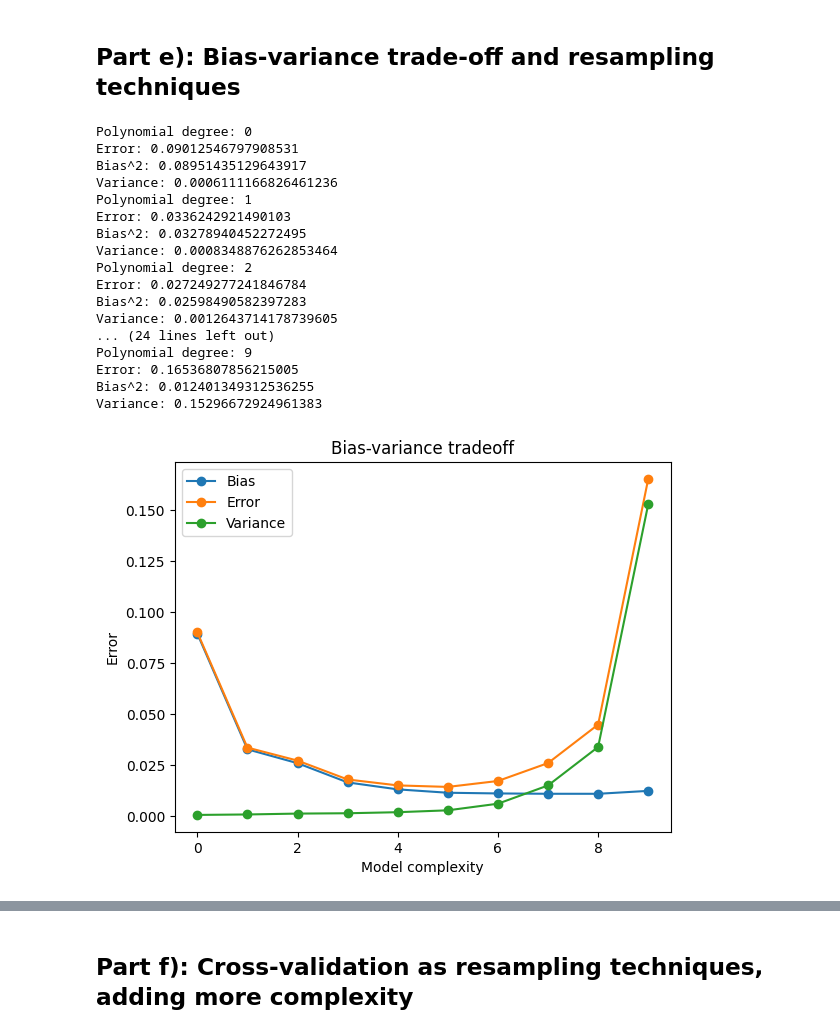
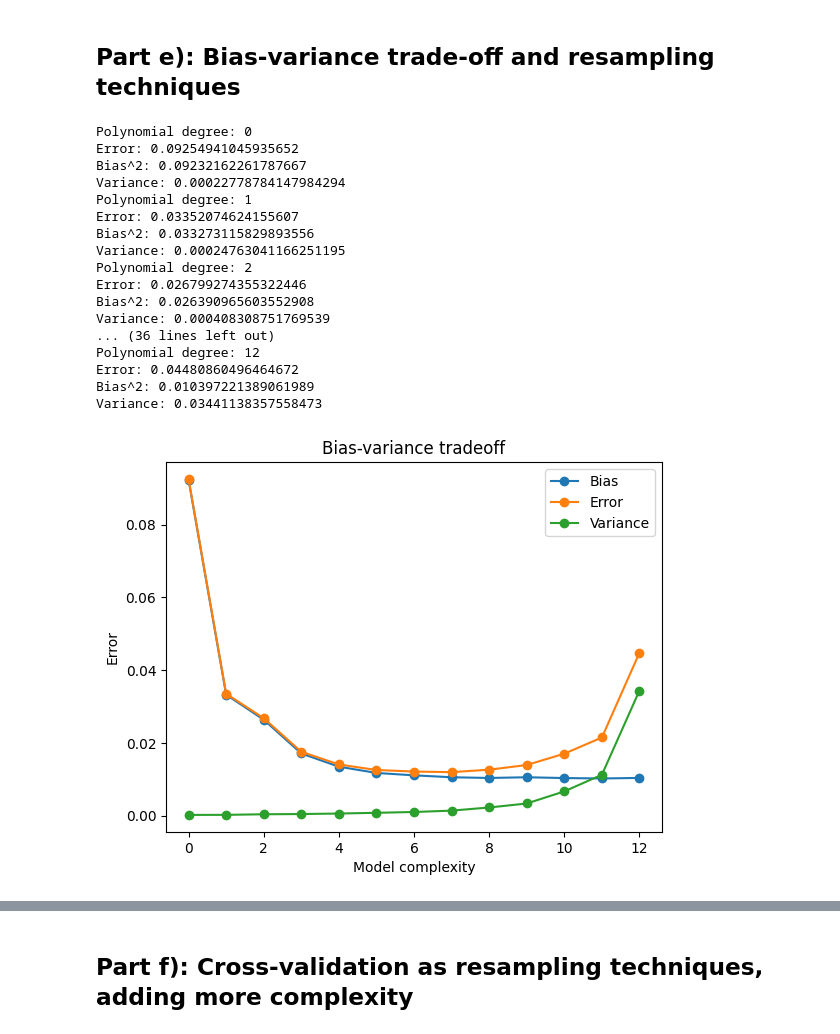
Before and after one commit to hishemok/FYS-STK4155, a Jupyter notebook: Project1/Project1.ipynb, the cells around one changed output, grey strips where cells are left out. Drawn from its saved outputs; the diff is of its cells as text; code cells hidden in the pictures.

```diff
--- a/Project1/Project1.ipynb
+++ b/Project1/Project1.ipynb
@@ -461,7 +462,7 @@ from sklearn.linear_model import Ridge, Lasso
 
 # Number of bootstrap samples and max polynomial degree
 n_boostraps = 200
-maxdegree = 10
+maxdegree = 13
 
 error = np.zeros(maxdegree)
 bias = np.zeros(maxdegree)
@@ -484,7 +485,7 @@ mse_lasso_cv = []
 x_train,x_test,y_train,y_test,z_train,z_test = train_test_split(x_flat,y_flat,z_flat,test_size=0.2)
 X_train = np.c_[x_train, y_train]
 X_test = np.c_[x_test, y_test]
-batch_size = 150  # Batches help introduce randomness in the data, leading to better estimates for
+batch_size = 400  # Batches help introduce randomness in the data, leading to better estimates for
 
 for degree in range(maxdegree):
     model = make_pipeline(PolynomialFeatures(degree=degree), LinearRegression(fit_intercept=False))
@@ -505,48 +506,48 @@ for degree in range(maxdegree):
 
 
     polydegree[degree] = degree
     error[degree] = np.mean(mse)  # Average MSE over bootstrap samples
     mean_prediction = np.mean(z_pred, axis=1)
     bias[degree] = np.mean((z_test - mean_prediction) ** 2)  # Calculate bias squared
     variance[degree] = np.mean(np.var(z_pred, axis=1))  # Calculate the average variance
 
 
 
 
     print('Polynomial degree:', degree)
     print('Error:', error[degree])
     print('Bias^2:', bias[degree])
     print('Variance:', variance[degree])
 
 
 plt.figure()
 plt.plot(polydegree, bias,'-o', label='Bias')
 plt.plot(polydegree, error, '-o',label='Error')
 plt.plot(polydegree, variance, '-o',label='Variance')
 plt.legend()
 plt.xlabel('Model complexity')
 plt.ylabel('Error')
 plt.title('Bias-variance tradeoff')
 plt.show()
 # %% [output]
 Polynomial degree: 0
-Error: 0.09012546797908531
-Bias^2: 0.08951435129643917
-Variance: 0.0006111166826461236
+Error: 0.09254941045935652
+Bias^2: 0.09232162261787667
+Variance: 0.00022778784147984294
 Polynomial degree: 1
-Error: 0.0336242921490103
-Bias^2: 0.03278940452272495
-Variance: 0.0008348876262853464
+Error: 0.03352074624155607
+Bias^2: 0.033273115829893556
+Variance: 0.00024763041166251195
 Polynomial degree: 2
-Error: 0.027249277241846784
-Bias^2: 0.02598490582397283
-Variance: 0.0012643714178739605
-... (24 lines left out)
-Polynomial degree: 9
-Error: 0.16536807856215005
-Bias^2: 0.012401349312536255
-Variance: 0.15296672924961383
+Error: 0.026799274355322446
+Bias^2: 0.026390965603552908
+Variance: 0.000408308751769539
+... (36 lines left out)
+Polynomial degree: 12
+Error: 0.04480860496464672
+Bias^2: 0.010397221389061989
+Variance: 0.03441138357558473
-[figure, old version]
+[figure, new version]
 # %%
 import numpy as np
 from sklearn.model_selection import train_test_split
```
Also changed, not shown: parts of 9 cells of this notebook, 12 other files.
